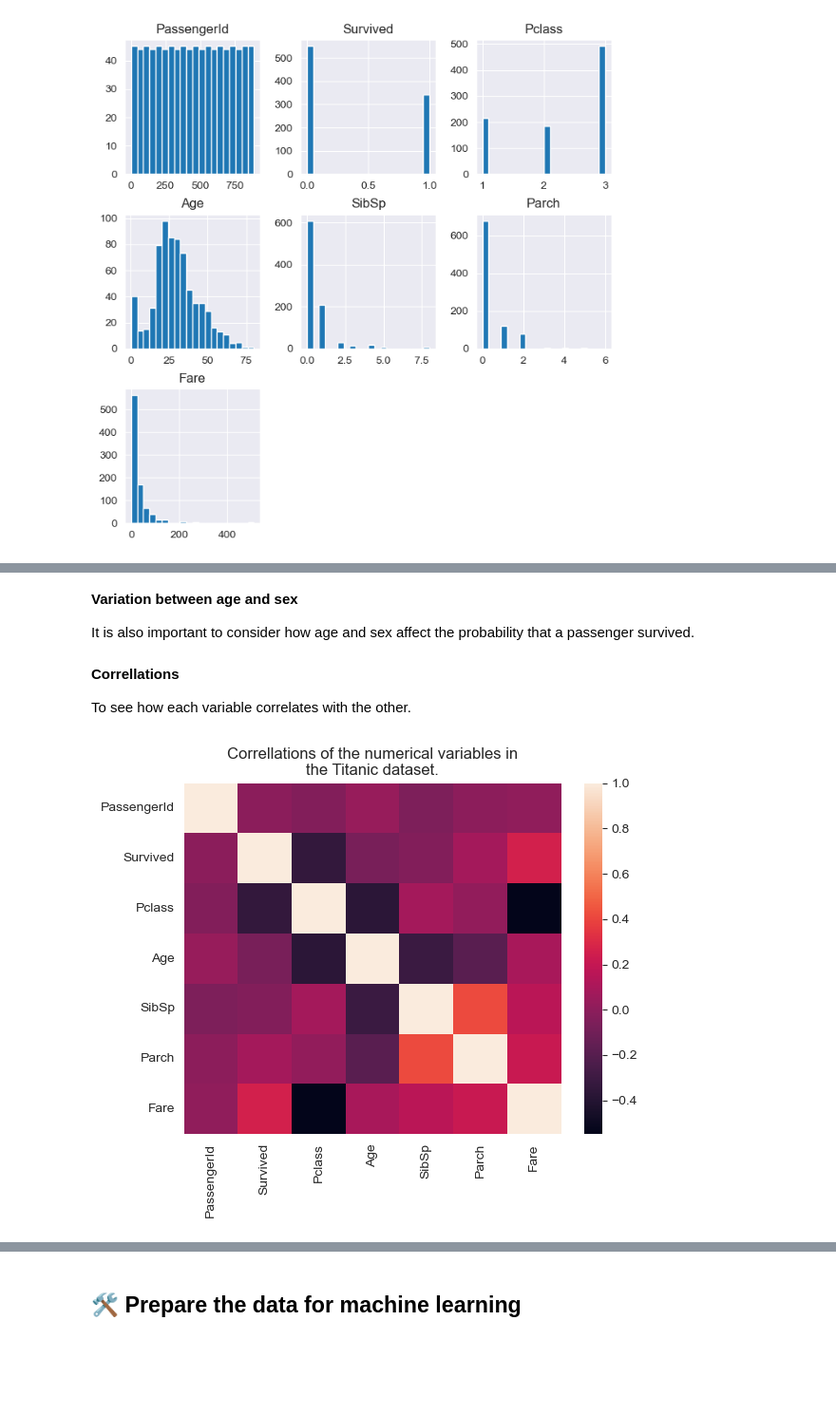
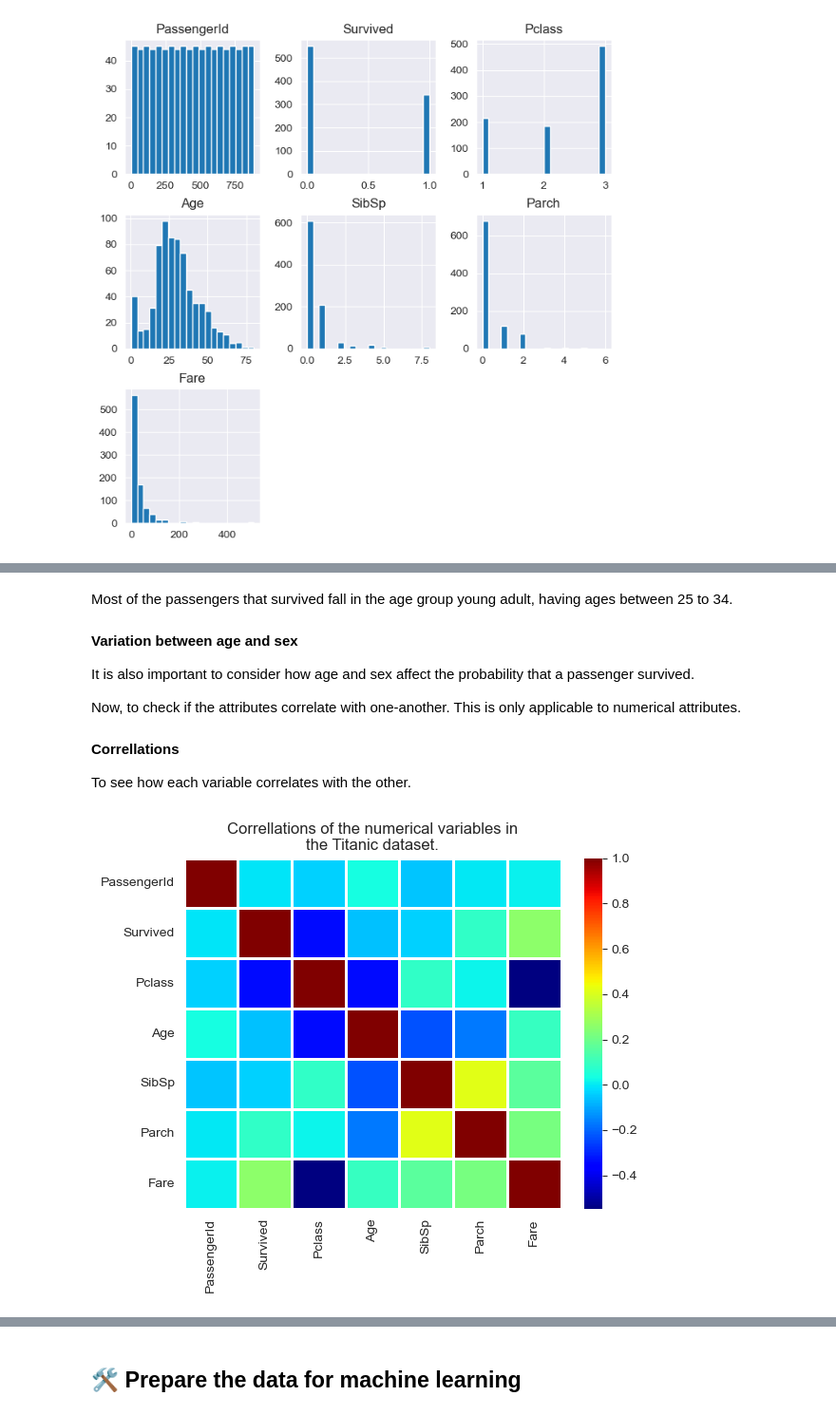
Before and after one commit to muyiwa-obadara/CODSOFT, a Jupyter notebook: titanic/titabic.ipynb, the cells around one changed output, grey strips where cells are left out. Shown at 95% size. Drawn from its saved outputs; the diff is of its cells as text; code cells hidden in the pictures; blank space fills up the shorter version.

```diff
--- a/titanic/titabic.ipynb
+++ b/titanic/titabic.ipynb
@@ -51,10 +53,5 @@ The data is the famouus titanic dataset, downloaded from 👉 [here](https://kag
 # %%
-try:
-    extract_data("../datasets/Titanic-Dataset.zip")
-    df = pd.read_csv("./data/Titanic-Dataset.csv")
-    print("\nData loaded successfully . . .")
-    print("Display the data with : \033[035mdf.head()\033[0m")
-except Exception as e:
-    print("\033[031mError in loading data . . .\033[0m\n", e)
+df = load_data("./data/Titanic-Dataset.csv")
+df.head()
 # %% [output]
 Data loaded successfully . . .
@@ -129,0 +114,14 @@ plt.show()
+# %%
+df_eda = df.copy()
+clean_category = Pipeline(verbose=True, steps=[
+    ("imputer", SimpleImputer(strategy="most_frequent")),
+])
+
+clean_numeric = Pipeline(verbose=True, steps=[
+    ("impute", SimpleImputer(strategy="median")),
+])
+
+
+df_eda[["Cabin"]] = clean_category.fit_transform(df_eda[["Cabin"]])
+df_eda[["Age"]] = clean_numeric.fit_transform(df_eda[["Age"]])
+df_eda[["Embarked"]] = clean_category.fit_transform(df_eda[["Embarked"]])
@@ -135,0 +205,4 @@ plt.show()
+# %%
+df_eda["AgeGroup"] = df_eda.Age.map(age_map)
+ax = df_eda.AgeGroup.value_counts().plot.pie()
+ax.yaxis.set_label_text("")
@@ -136,15 +222,19 @@ plt.show()
+# %% [markdown]
+Most of the passengers that survived fall in the age group young adult, having ages between 25 to 34.
 # %% [markdown]
 **Variation between age and sex**
 
 It is also important to consider how age and sex affect the probability that a passenger survived.
+
+Now, to check if the attributes correlate with one-another. This is only applicable to numerical attributes.
 # %% [markdown]
 **Correllations**
 
 To see how each variable correlates with the other.
 # %%
-correllation_matrix = df_num.corr()
-ax = sns.heatmap(correllation_matrix)
+correllation_matrix = df_eda.select_dtypes(include=[np.number]).corr()
+ax = sns.heatmap(correllation_matrix, linewidths=1, cmap="jet")
 cor_matrix_titile = ax.set_title("Correllations of the numerical variables in\nthe Titanic dataset.")
 # %% [output]
-[figure, old version]
+[figure, new version]
 # %% [markdown]
```
Also changed, not shown: parts of 47 cells of this notebook, 2 other files.
